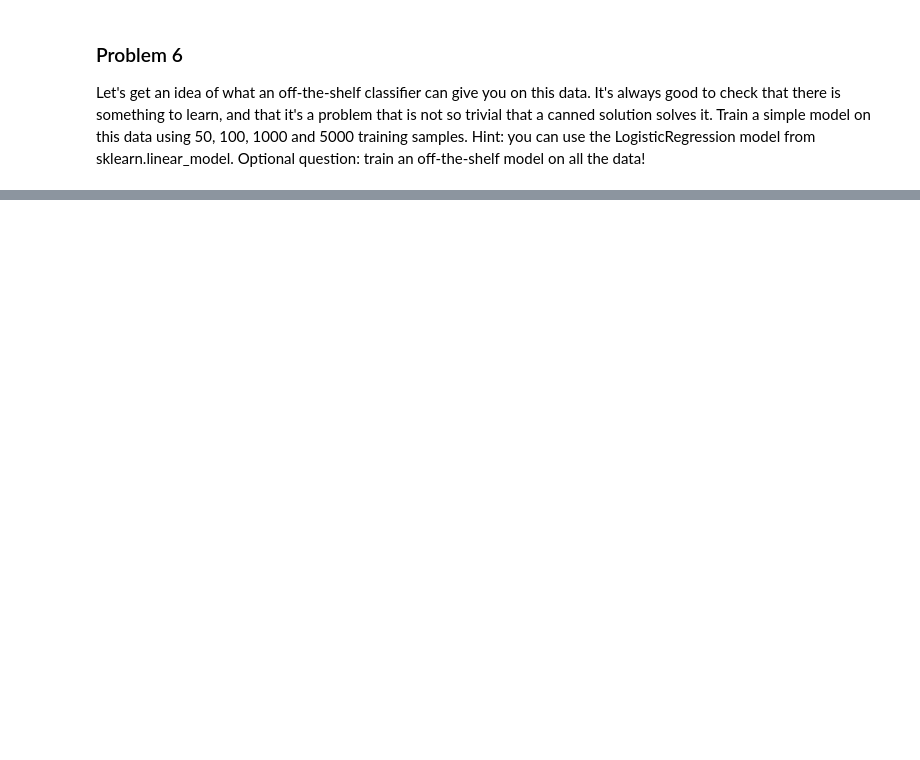
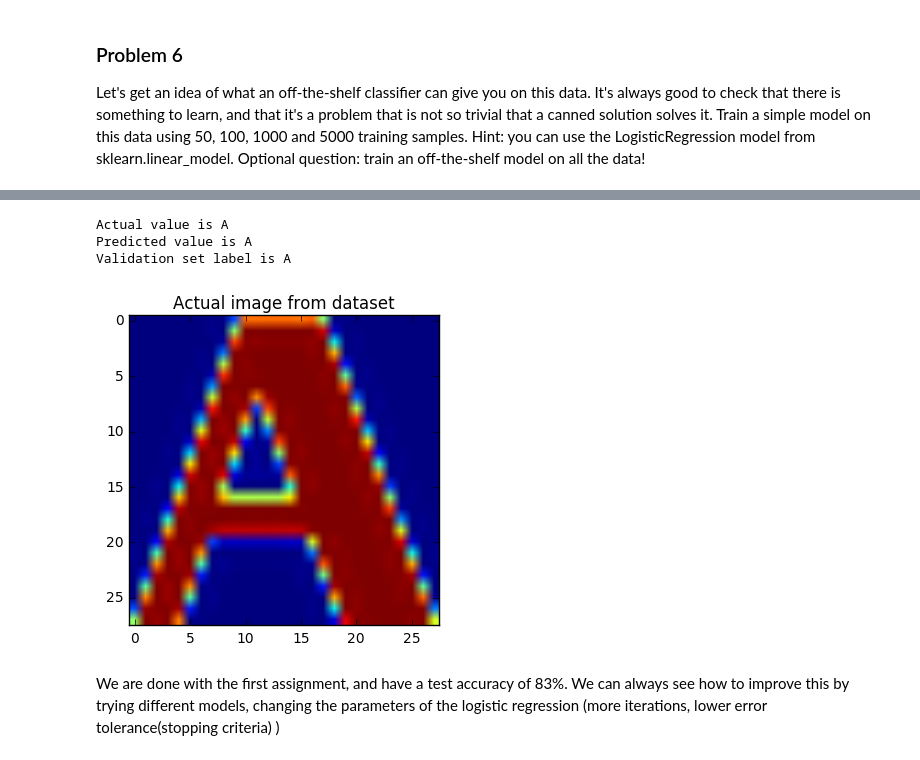
Before and after one commit to jfalkson/deep_learning_udacity, a Jupyter notebook: assigment_1.ipynb, the cells around one changed output, grey strips where cells are left out. Cells and saved outputs as stored; diff of their text form; code cells hidden in the pictures; blank space fills up the shorter version.

Commit message:
assignment one first draft done

```diff
--- a/assigment_1.ipynb
+++ b/assigment_1.ipynb
@@ -419,0 +526,14 @@ avg / total       0.83      0.83      0.83     10000
+# %%
+# Look at validation dataset
+plt.imshow(valid_dataset[1027])
+plt.title("Actual image from dataset")
+print("Actual value is " + letter(y_val[1027]))
+print("Predicted value is " + letter(y_pred[1027]))
+print("Validation set label is " + letter(valid_labels[1027]))
+# %% [output]
+Actual value is A
+Predicted value is A
+Validation set label is A
+[figure, added]
+# %% [markdown]
+We are done with the first assignment, and have a test accuracy of 83%. We can always see how to improve this by trying different models, changing the parameters of the logistic regression (more iterations, lower error tolerance(stopping criteria) )
```
Also changed, not shown: parts of 17 cells of this notebook.
